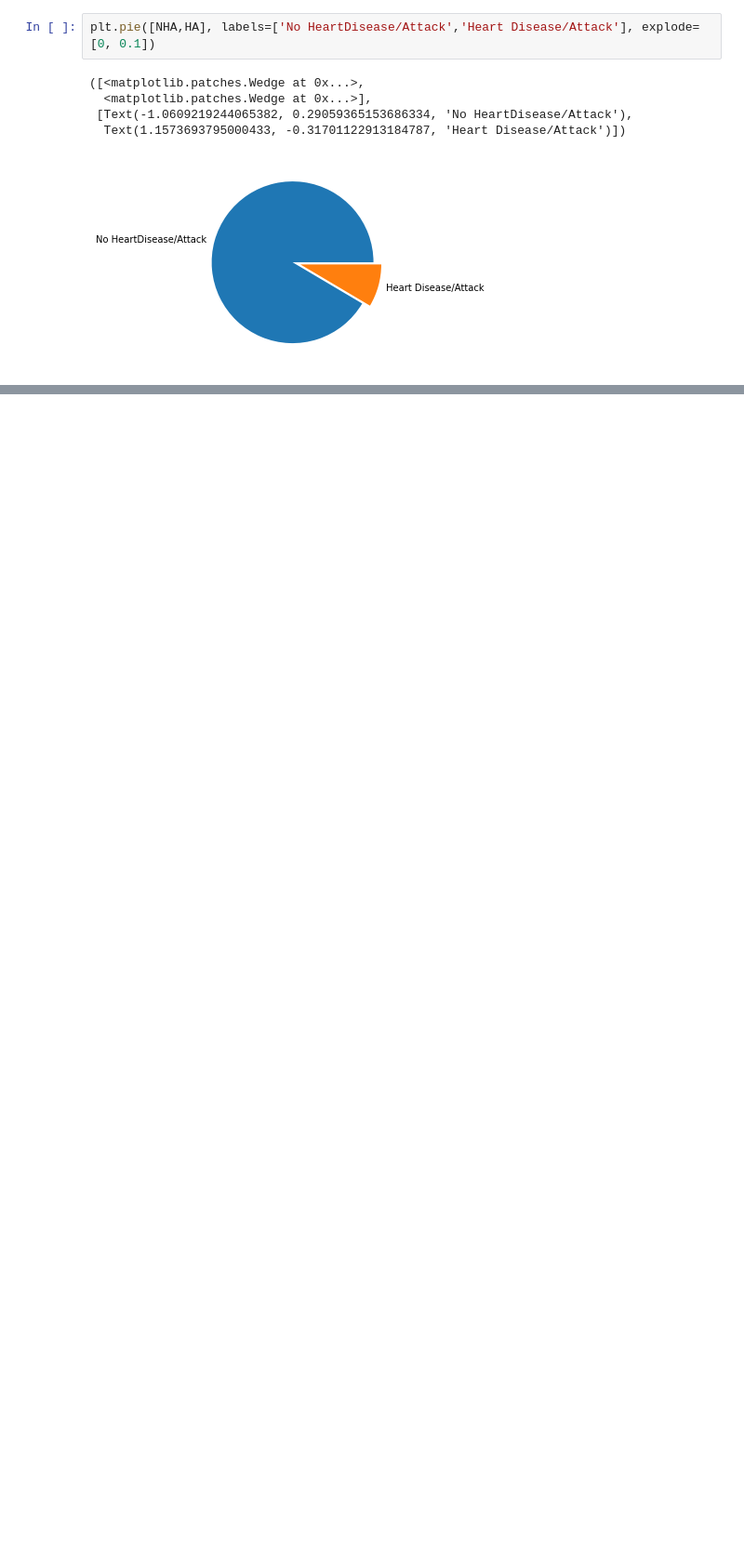
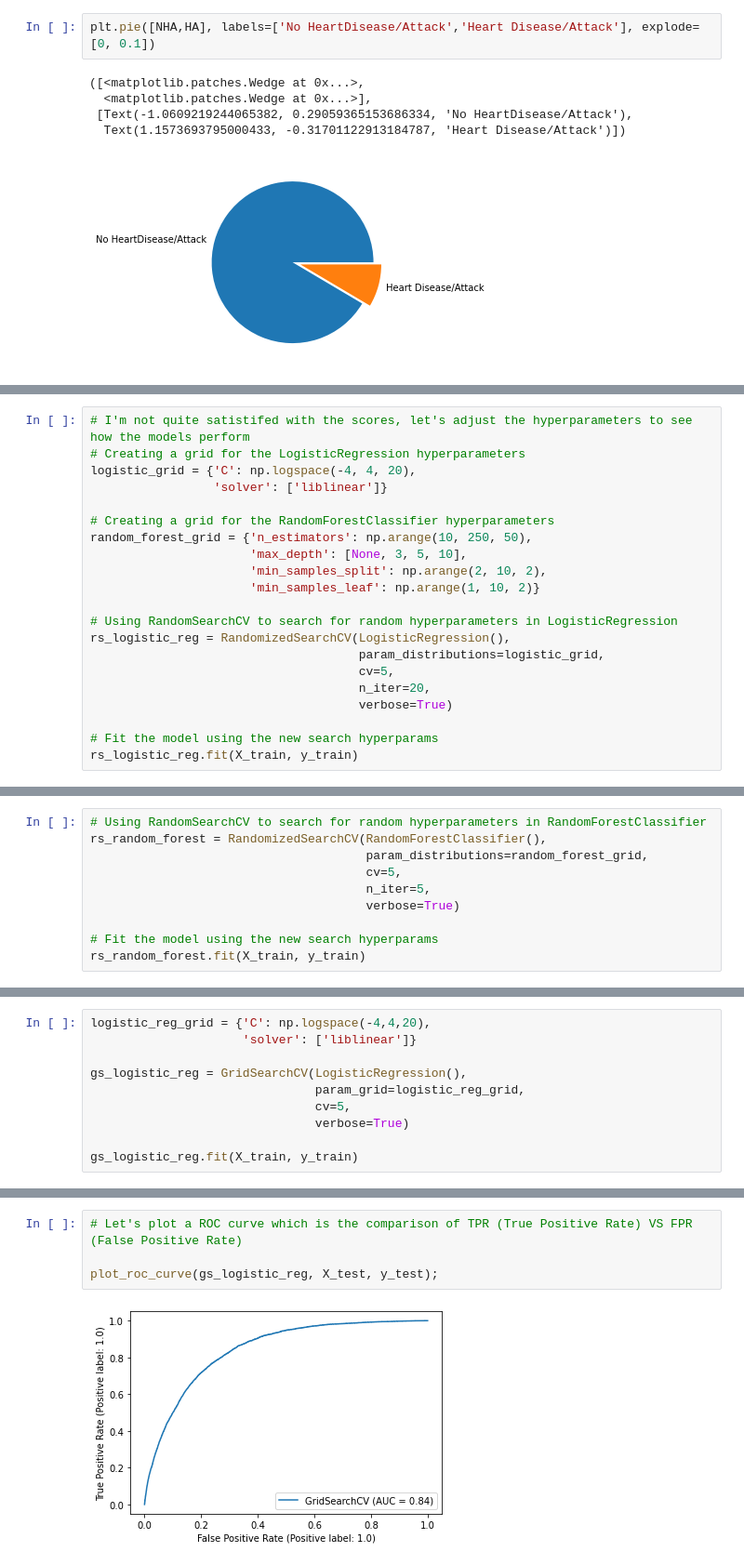
Before and after one commit to A-Refaie/DS_project, a Jupyter notebook: HD_analysis.ipynb, the cells around one changed output, grey strips where cells are left out. Shown at 93% size. Saved outputs shown, nothing was run; the diff lists cells and outputs as text; blank space fills up the shorter version.

```diff
--- a/HD_analysis.ipynb
+++ b/HD_analysis.ipynb
@@ -50,0 +99,21 @@ ax.set_ylim(bottom + 0.5)
+# %%
+# I'm not quite satistifed with the scores, let's adjust the hyperparameters to see how the models perform
+# Creating a grid for the LogisticRegression hyperparameters
+logistic_grid = {'C': np.logspace(-4, 4, 20),
+                 'solver': ['liblinear']}
+
+# Creating a grid for the RandomForestClassifier hyperparameters
+random_forest_grid = {'n_estimators': np.arange(10, 250, 50),
+                      'max_depth': [None, 3, 5, 10],
+                      'min_samples_split': np.arange(2, 10, 2),
+                      'min_samples_leaf': np.arange(1, 10, 2)}
+
+# Using RandomSearchCV to search for random hyperparameters in LogisticRegression
+rs_logistic_reg = RandomizedSearchCV(LogisticRegression(),
+                                     param_distributions=logistic_grid,
+                                     cv=5,
+                                     n_iter=20,
+                                     verbose=True)
+
+# Fit the model using the new search hyperparams
+rs_logistic_reg.fit(X_train, y_train)
@@ -50,0 +135,10 @@ ax.set_ylim(bottom + 0.5)
+# %%
+# Using RandomSearchCV to search for random hyperparameters in RandomForestClassifier
+rs_random_forest = RandomizedSearchCV(RandomForestClassifier(),
+                                      param_distributions=random_forest_grid,
+                                      cv=5,
+                                      n_iter=5,
+                                      verbose=True)
+
+# Fit the model using the new search hyperparams
+rs_random_forest.fit(X_train, y_train)
@@ -50,0 +158,10 @@ ax.set_ylim(bottom + 0.5)
+# %%
+logistic_reg_grid = {'C': np.logspace(-4,4,20),
+                     'solver': ['liblinear']}
+
+gs_logistic_reg = GridSearchCV(LogisticRegression(),
+                               param_grid=logistic_reg_grid,
+                               cv=5,
+                               verbose=True)
+
+gs_logistic_reg.fit(X_train, y_train)
@@ -50,0 +187,6 @@ ax.set_ylim(bottom + 0.5)
+# %%
+# Let's plot a ROC curve which is the comparison of TPR (True Positive Rate) VS FPR (False Positive Rate)
+
+plot_roc_curve(gs_logistic_reg, X_test, y_test);
+# %% [output]
+[figure, added]
```
Also changed, not shown: parts of 21 cells of this notebook.
